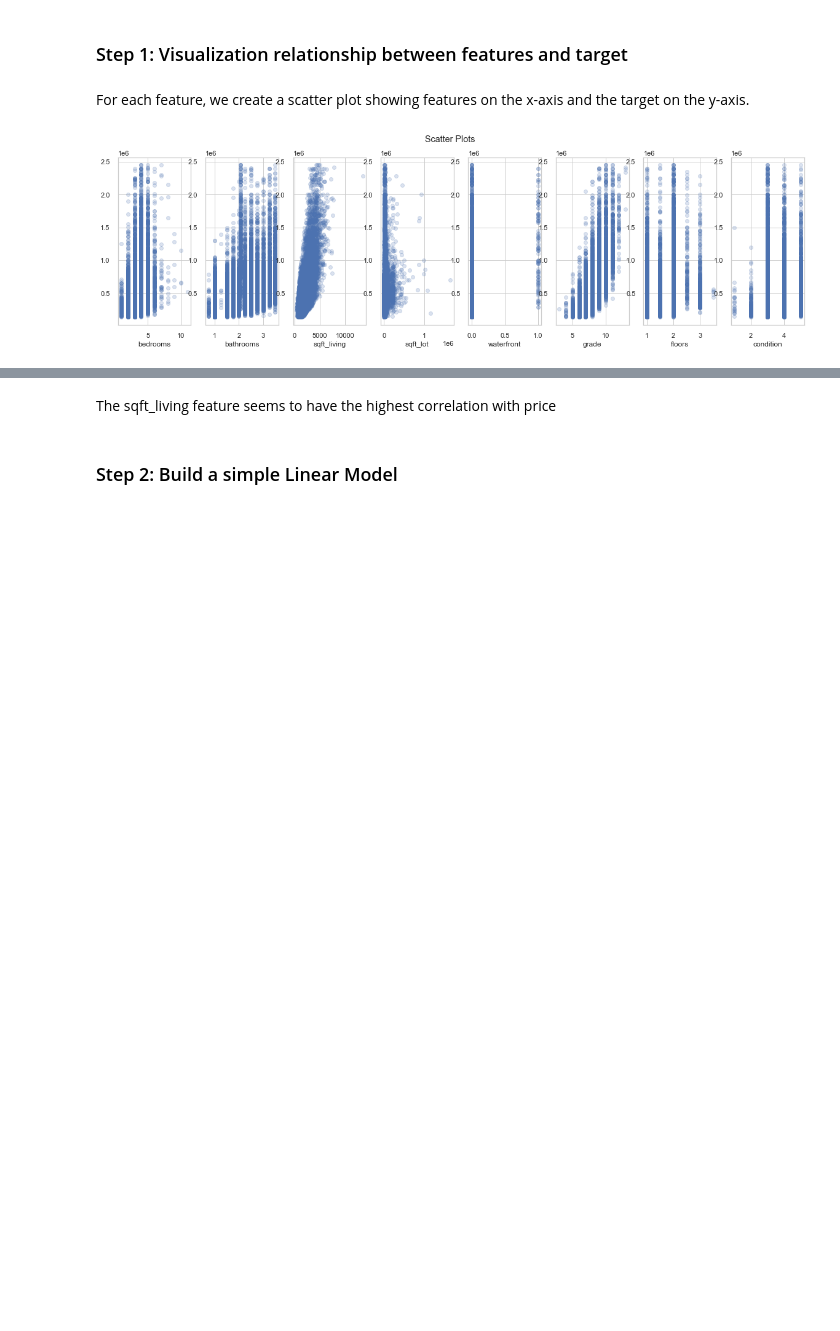
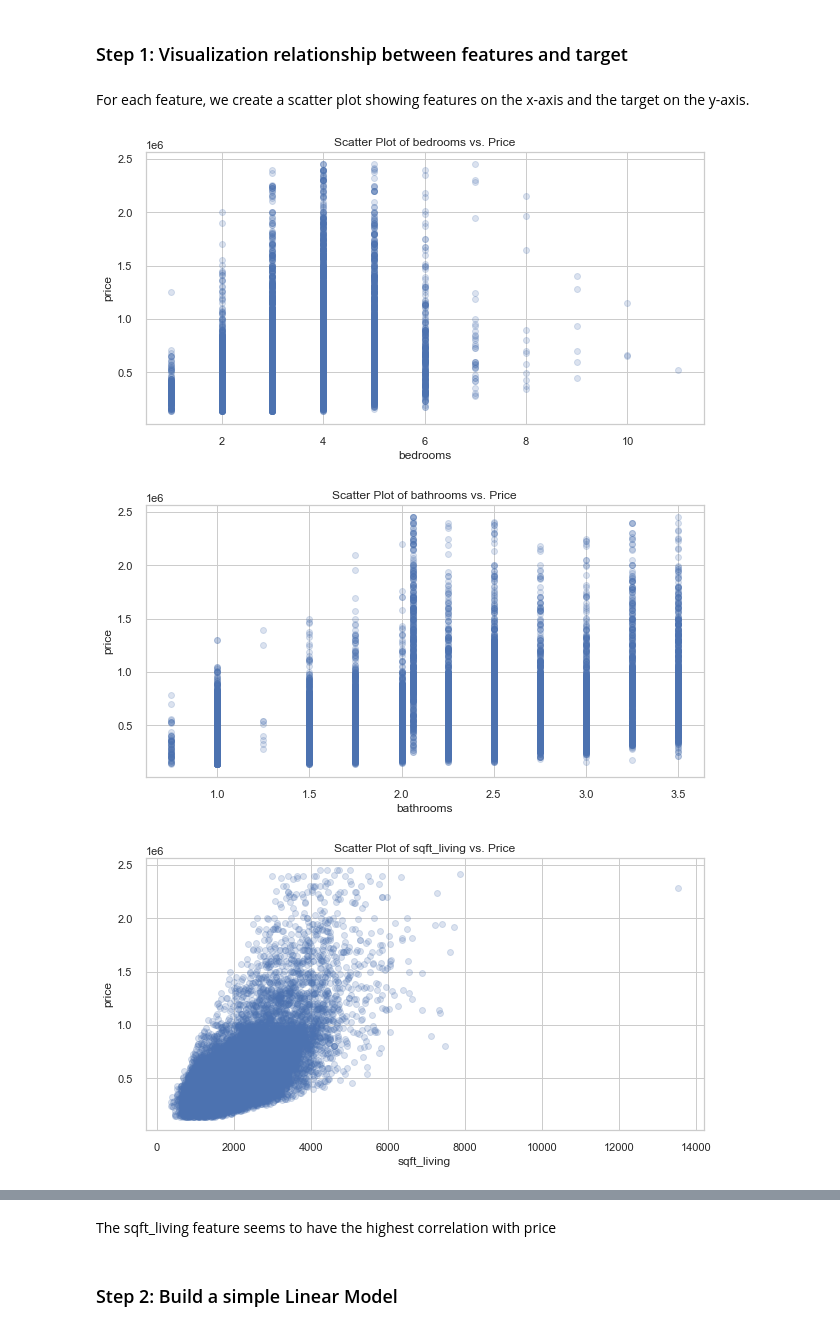
Before and after one commit to guddacandy/Phase-2-project, a Jupyter notebook: student.ipynb, the cells around one changed output, grey strips where cells are left out. Cells and saved outputs as stored; diff of their text form; code cells hidden in the pictures; blank space fills up the shorter version.

```diff
--- a/student.ipynb
+++ b/student.ipynb
@@ -657,14 +670,19 @@ For each feature, we create a scatter plot showing features on the x-axis and th
 # %%
 # Plotting Scatter plot
 #fig, axes = plt.subplots(ncols=4,nrows =2, figsize=(20,5))
 #axes[0].set_ylabel("price")
-num_plots = len(df_subset.columns) - 1
-fig, axes = plt.subplots(1, num_plots, figsize=(20, 5))
-fig.suptitle("Scatter Plots")
+num_plots = len(df_subset.columns) - 1  # Subtract 1 to exclude "price"
 
 for i, col in enumerate(df_subset.drop("price", axis=1).columns):
-    ax = axes[i]
-    ax.scatter(df_subset[col], df_subset["price"], alpha=0.2)
-    ax.set_xlabel(col)
+    plt.figure(figsize=(10, 5))
+    plt.scatter(df_subset[col], df_subset["price"], alpha=0.2)
+    plt.xlabel(col)
+    plt.ylabel("price")
+    plt.title(f'Scatter Plot of {col} vs. Price')
+
+    # Display each scatter plot
+    plt.show()
 # %% [output]
-[figure, old version]
+[figure, new version]
+[figure, added]
+[figure, added]
```
Also changed, not shown: parts of 52 cells of this notebook.
